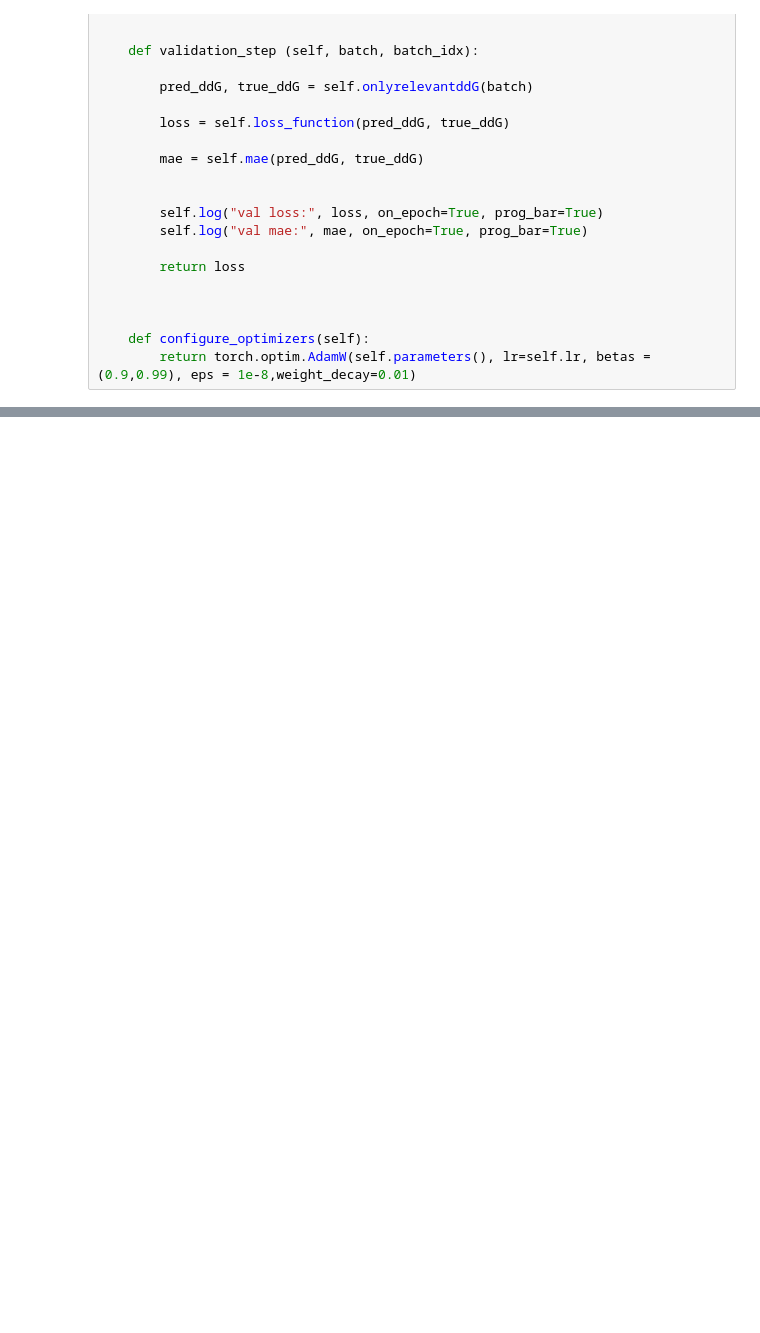
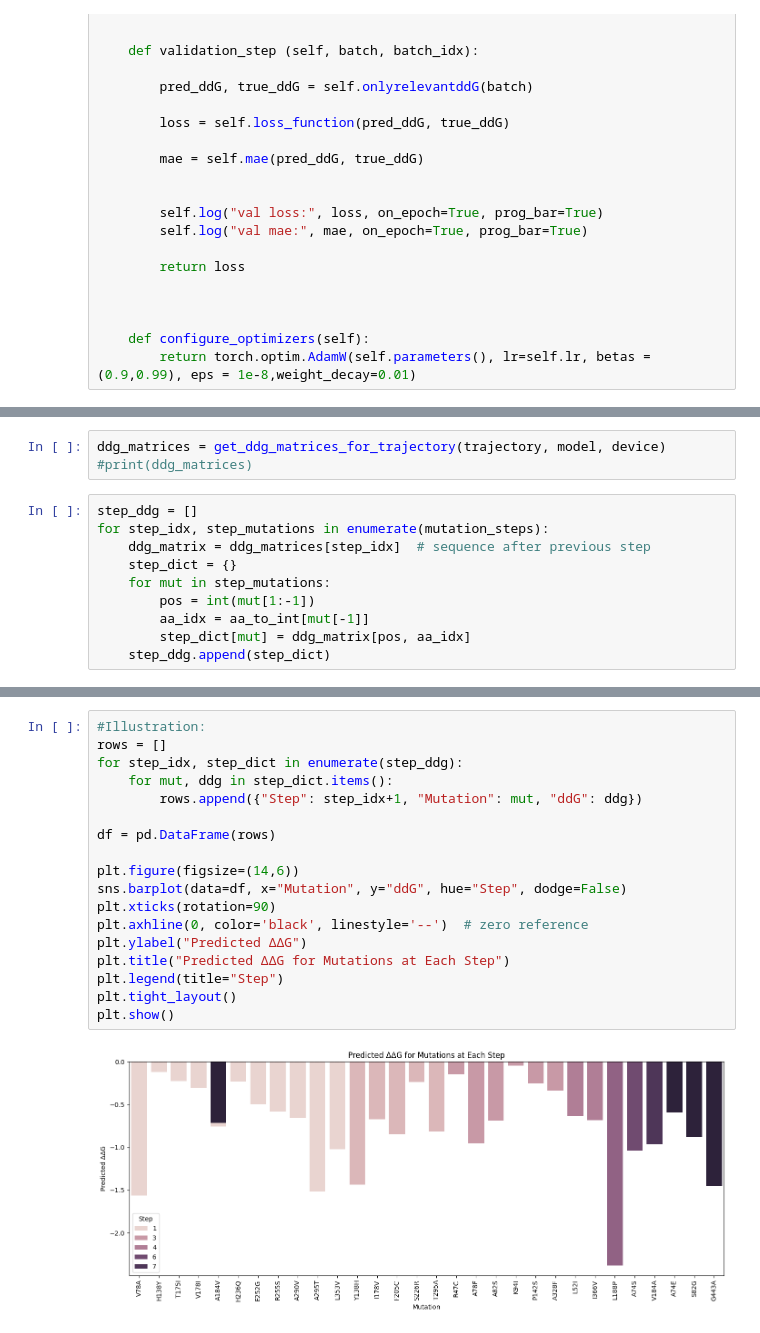
Before and after one commit to tpayer-eng/tn, a Jupyter notebook: project-tn/ProjectBio.ipynb, the cells around one changed output, grey strips where cells are left out. Saved outputs shown, nothing was run; the diff lists cells and outputs as text; blank space fills up the shorter version.

```diff
--- a/project-tn/ProjectBio.ipynb
+++ b/project-tn/ProjectBio.ipynb
@@ -371,0 +647,13 @@ Spearman r: SignificanceResult(statistic=0.5656689173822383, pvalue=0.0)
+# %%
+ddg_matrices = get_ddg_matrices_for_trajectory(trajectory, model, device)
+#print(ddg_matrices)
+# %%
+step_ddg = []
+for step_idx, step_mutations in enumerate(mutation_steps):
+    ddg_matrix = ddg_matrices[step_idx]  # sequence after previous step
+    step_dict = {}
+    for mut in step_mutations:
+        pos = int(mut[1:-1])
+        aa_idx = aa_to_int[mut[-1]]
+        step_dict[mut] = ddg_matrix[pos, aa_idx]
+    step_ddg.append(step_dict)
@@ -371,0 +666,20 @@ Spearman r: SignificanceResult(statistic=0.5656689173822383, pvalue=0.0)
+# %%
+#Illustration:
+rows = []
+for step_idx, step_dict in enumerate(step_ddg):
+    for mut, ddg in step_dict.items():
+        rows.append({"Step": step_idx+1, "Mutation": mut, "ddG": ddg})
+
+df = pd.DataFrame(rows)
+
+plt.figure(figsize=(14,6))
+sns.barplot(data=df, x="Mutation", y="ddG", hue="Step", dodge=False)
+plt.xticks(rotation=90)
+plt.axhline(0, color='black', linestyle='--')  # zero reference
+plt.ylabel("Predicted ΔΔG")
+plt.title("Predicted ΔΔG for Mutations at Each Step")
+plt.legend(title="Step")
+plt.tight_layout()
+plt.show()
+# %% [output]
+[figure, added]
```
Also changed, not shown: parts of 20 cells of this notebook, 18 other files.
